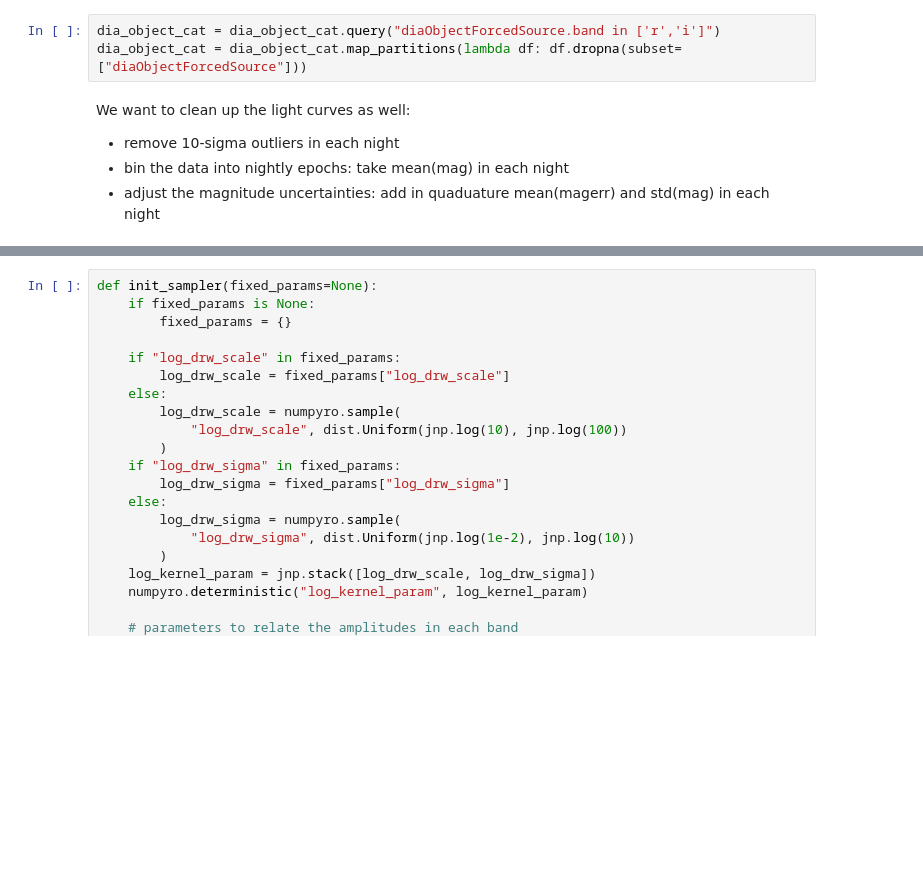
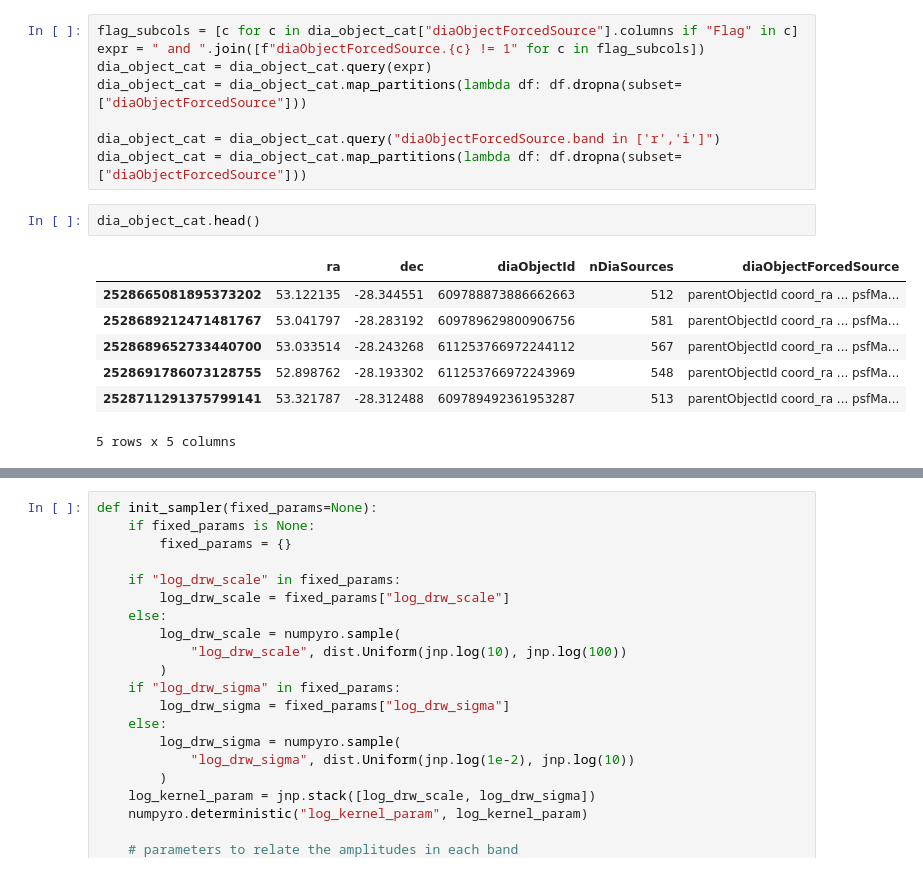
Before and after one commit to LSST-AGN-Variability/EzTaoX, a Jupyter notebook: docs/pre_executed/05_DP1_LSDB.ipynb, the cells around one changed output, grey strips where cells are left out. Drawn from its saved outputs; the diff is of its cells as text; blank space fills up the shorter version.

```diff
--- a/docs/pre_executed/05_DP1_LSDB.ipynb
+++ b/docs/pre_executed/05_DP1_LSDB.ipynb
@@ -89,10 +90,19 @@ We will select only objects that have sources for `r` and `i`:
 # %%
+flag_subcols = [c for c in dia_object_cat["diaObjectForcedSource"].columns if "Flag" in c]
+expr = " and ".join([f"diaObjectForcedSource.{c} != 1" for c in flag_subcols])
+dia_object_cat = dia_object_cat.query(expr)
+dia_object_cat = dia_object_cat.map_partitions(lambda df: df.dropna(subset=["diaObjectForcedSource"]))
+
 dia_object_cat = dia_object_cat.query("diaObjectForcedSource.band in ['r','i']")
 dia_object_cat = dia_object_cat.map_partitions(lambda df: df.dropna(subset=["diaObjectForcedSource"]))
-# %% [markdown]
-We want to clean up the light curves as well:
-
-- remove 10-sigma outliers in each night
-- bin the data into nightly epochs: take mean(mag) in each night
-- adjust the magnitude uncertainties: add in quaduature mean(magerr) and std(mag) in each night
+# %%
+dia_object_cat.head()
+# %% [output]
+|  | ra | dec | diaObjectId | nDiaSources | diaObjectForcedSource |
+| 2528665081895373202 | 53.122135 | -28.344551 | 609788873886662663 | 512 | parentObjectId coord_ra ... psfMa... |
+| 2528689212471481767 | 53.041797 | -28.283192 | 609789629800906756 | 581 | parentObjectId coord_ra ... psfMa... |
+| 2528689652733440700 | 53.033514 | -28.243268 | 611253766972244112 | 567 | parentObjectId coord_ra ... psfMa... |
+| 2528691786073128755 | 52.898762 | -28.193302 | 611253766972243969 | 548 | parentObjectId coord_ra ... psfMa... |
+| 2528711291375799141 | 53.321787 | -28.312488 | 609789492361953287 | 513 | parentObjectId coord_ra ... psfMa... |
+5 rows x 5 columns
 # %%
```
Also changed, not shown: parts of 15 cells of this notebook.
